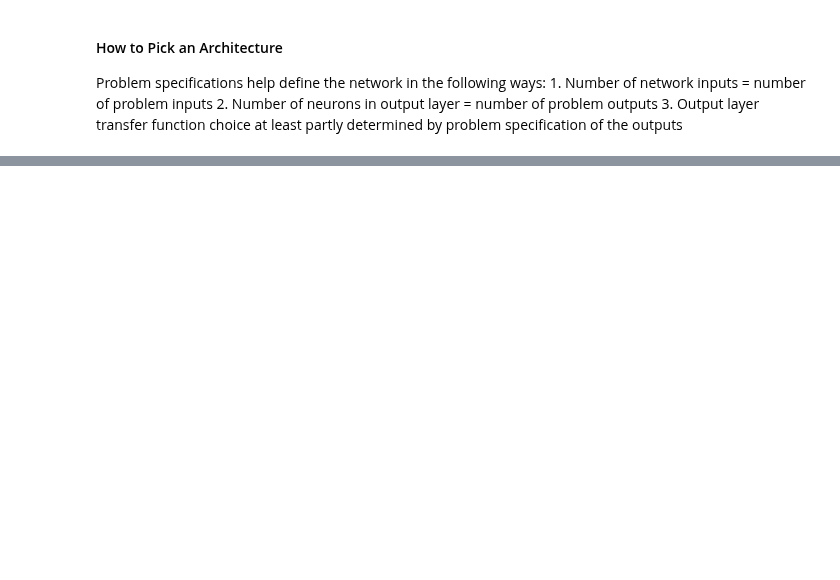
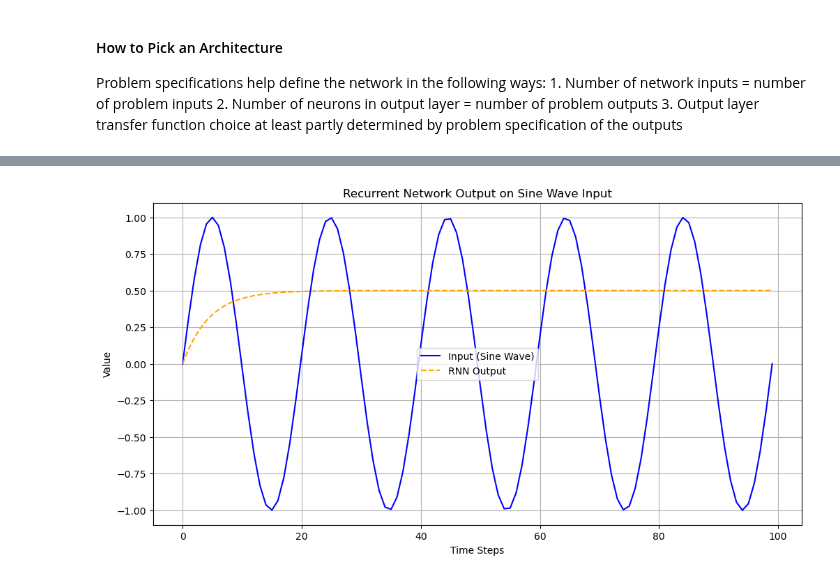
Before and after one commit to rocky115/DeepMythomatics, a Jupyter notebook: The_First_Chakra_Biswakarmaa/Chapter-1/Chapter1.2_The_Lavansagaar.ipynb, the cells around one changed output, grey strips where cells are left out. Drawn from its saved outputs; the diff is of its cells as text; code cells hidden in the pictures; blank space fills up the shorter version.

```diff
--- a/The_First_Chakra_Biswakarmaa/Chapter-1/Chapter1.2_The_Lavansagaar.ipynb
+++ b/The_First_Chakra_Biswakarmaa/Chapter-1/Chapter1.2_The_Lavansagaar.ipynb
@@ -113,0 +154,54 @@ Problem specifications help define the network in the following ways: 1. Number
+# %%
+import numpy as np
+import matplotlib.pyplot as plt
+
+def satlins(x):
+    """Saturating linear activation function."""
+    return np.clip(x, 0, 1)
+
+def recurrent_network(p, W, b, steps):
+    """Compute outputs of a recurrent network.
+
+    Args:
+        p (np.ndarray): Initial condition (input vector).
+        W (np.ndarray): Weight matrix for the connections.
+        b (np.ndarray): Bias vector.
+        steps (int): Number of time steps to compute.
+
+    Returns:
+        np.ndarray: Outputs of the network over time.
+    """
+    a = np.zeros(steps)  # Initialize output array
+    a[0] = p  # Set initial condition
+
+    for t in range(1, steps):
+        a[t] = satlins(np.dot(W, a[t-1]) + b)  # Update the output using previous output
+
+    return a
+
+# Generate a synthetic dataset (sine wave)
+num_steps = 100
+x = np.linspace(0, 10 * np.pi, num_steps)  # Time steps
+inputs = np.sin(x)  # Sine wave values
+
+# Set up parameters for the recurrent network
+initial_condition = inputs[0]  # Start with the first value of the sine wave
+W = np.array([[0.8]])  # Weight matrix
+b = np.array([0.1])    # Bias
+steps = num_steps      # Number of time steps to run the network
+
+# Run the recurrent network for the entire input dataset
+outputs = recurrent_network(initial_condition, W, b, steps)
+
+# Plot the results
+plt.figure(figsize=(12, 6))
+plt.plot(inputs, label='Input (Sine Wave)', color='blue')
+plt.plot(outputs, label='RNN Output', color='orange', linestyle='--')
+plt.title('Recurrent Network Output on Sine Wave Input')
+plt.xlabel('Time Steps')
+plt.ylabel('Value')
+plt.legend()
+plt.grid()
+plt.show()
+# %% [output]
+[figure, added]
```
Also changed, not shown: parts of 7 cells of this notebook.
